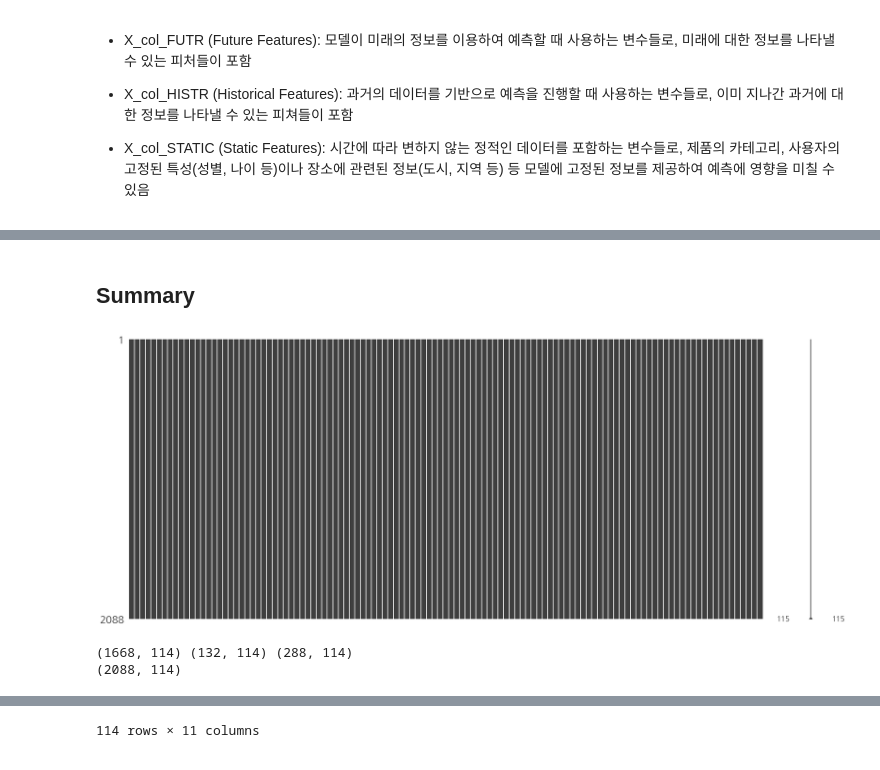
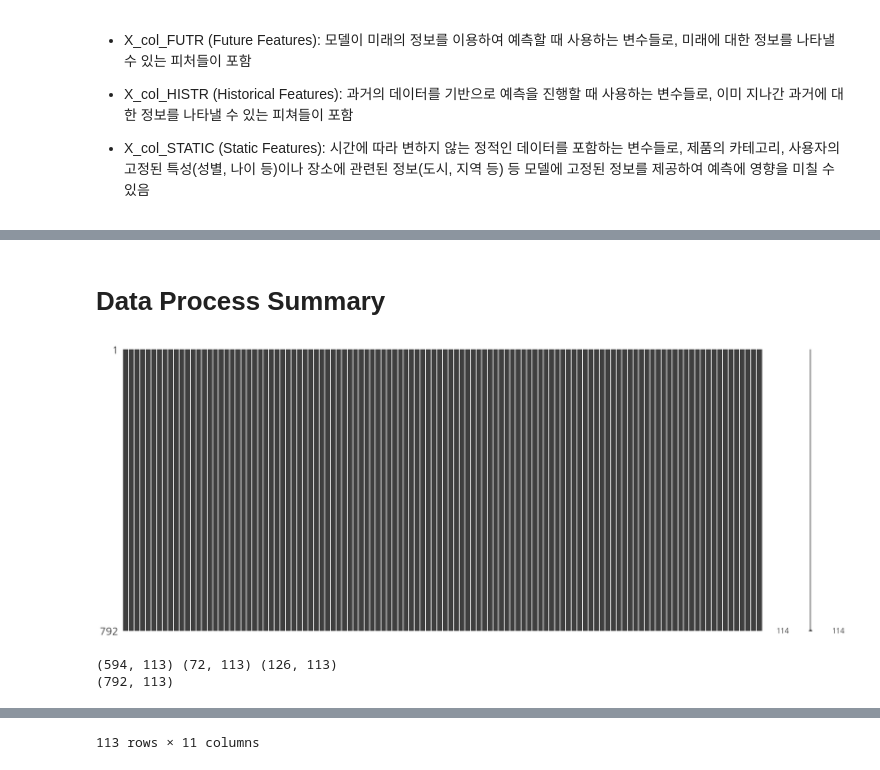
Before and after one commit to thekimk/Lecture-NIA, a Jupyter notebook: BA2_DemandForecasting_DataPreprocessing_KK.ipynb, the cells around one changed output, grey strips where cells are left out. Drawn from its saved outputs; the diff is of its cells as text; code cells hidden in the pictures.

```diff
--- a/BA2_DemandForecasting_DataPreprocessing_KK.ipynb
+++ b/BA2_DemandForecasting_DataPreprocessing_KK.ipynb
@@ -243,0 +743,7 @@ Output hidden; open in https://colab.research.google.com to view.
+# %%
+# Data Loading
+df = pd.read_csv(os.path.join('.', 'Data', SOURCE_NAME), encoding='utf-8-sig')
+df[COLNAME_LABEL] = feature_num_CategBin(df['Rating'], bins=BINS, labels=LABELS)
+ds = preprocessing_df2Datasets(MODEL_NAME, df[[COLNAME_LABEL, COLNAME_TARGET]],
+                               label_list=LABELS, val_size=VAL_SIZE,
+                               random_seed=RANDOM_SEED, max_length=WORD_MAXLEN)
@@ -243,0 +817,10 @@ Output hidden; open in https://colab.research.google.com to view.
+# %%
+## 감성 추출 데이터 정리
+df_news_sentiment = pd.read_csv(os.path.join('.', 'Data', 'NewsResult_20150101-20250331_KTX코레일_Sentiment.csv'),
+                                encoding='utf-8-sig')
+## 일 -> 월 감성 집계
+df_news_sentiment = pd.concat([df_news.Date, df_news.Date_Group, df_news_sentiment['Sentiment']], axis=1)
+df_news_sentiment = df_news_sentiment.groupby('Date_Group')['Sentiment'].sum().reset_index()
+df_news_sentiment['Date_Group'] = pd.to_datetime(df_news_sentiment.Date_Group, format='%Y-%m')
+df_news_sentiment.rename(columns={'Date_Group':'Date'}, inplace=True)
+df_news_sentiment
@@ -569,5 +962,5 @@ display(df.head())
 # %% [markdown]
-## Summary
+# Data Process Summary
 # %%
 # 하이퍼파라미터
 ## 1) Data Preprocessing
@@ -603,15 +996,6 @@ df_population = pd.read_csv(os.path.join(folder_location, 'KOSIS_인구동태건
 df_population['Date'] = pd.to_datetime(df_population['Date'], format='%Y', errors='coerce')
 df_population = df_population[[col for col in df_population.columns if col not in ['영아사망률(출생아 천명당)', '기대수명(출생시 기대여명)',
                                                                                    '기대수명(출생시 기대여명) - 남', '기대수명(출생시 기대여명) - 여']]]
-## 데이터 결합
-df = pd.merge(df, df_active, on='Date', how='left').fillna(0)
-df = pd.merge(df, df_sentiment, on='Date', how='left').fillna(0)
-df = pd.merge(df, df_price, on='Date', how='left').fillna(0)
-df = pd.merge(df, df_traffic, on='Date', how='left').fillna(0)
-df = pd.merge(df, df_entry, on='Date', how='left').fillna(0)
-df = pd.merge(df, df_population, on='Date', how='left').fillna(method='ffill')
-## 변수명 좌우공백 제거
-df.columns = [col.strip() for col in df.columns]
 ## 뉴스 데이터
 df_news = pd.read_excel(os.path.join(folder_location, 'NewsResult_20150101-20250331_KTX코레일.xlsx'), header=0)
 df_news.rename(columns={'일자':'Date'}, inplace=True)
@@ -624,49 +1008,59 @@ df_news_count = df_news.groupby('Date_Group')['제목'].count().reset_index()
 df_news_count.rename(columns={'제목':'News_Count'}, inplace=True)
 df_news_count['Date'] = pd.to_datetime(df_news_count.Date_Group, format='%Y-%m', errors='coerce')
 df_news_count = df_news_count[['Date', 'News_Count']]
-## 데이터 결합
+## 5) 감성 추출 데이터 정리
+df_news_sentiment = pd.read_csv(os.path.join('.', 'Data', 'NewsResult_20150101-20250331_KTX코레일_Sentiment.csv'),
+                                encoding='utf-8-sig')
+## 일 -> 월 감성 집계
+df_news_sentiment = pd.concat([df_news.Date, df_news.Date_Group, df_news_sentiment['Sentiment']], axis=1)
+df_news_sentiment = df_news_sentiment.groupby('Date_Group')['Sentiment'].sum().reset_index()
+df_news_sentiment['Date_Group'] = pd.to_datetime(df_news_sentiment.Date_Group, format='%Y-%m')
+df_news_sentiment.rename(columns={'Date_Group':'Date'}, inplace=True)
+
+# 데이터 결합
+df = pd.merge(df, df_active, on='Date', how='left').fillna(0)
+df = pd.merge(df, df_sentiment, on='Date', how='left').fillna(0)
+df = pd.merge(df, df_price, on='Date', how='left').fillna(0)
+df = pd.merge(df, df_traffic, on='Date', how='left').fillna(0)
+df = pd.merge(df, df_entry, on='Date', how='left').fillna(0)
+df = pd.merge(df, df_population, on='Date', how='left').fillna(method='ffill')
 df = pd.merge(df, df_news_count, on='Date', how='left').fillna(0)
-## 5) 뉴스 감성데이터 결합
-df_news_sentiment = pd.read_csv(os.path.join(folder_location, 'NewsResult_20150101-20250331_KTX코레일_Sentiment.csv'),
-                                encoding='utf-8-sig')
-df_news_sentiment = pd.concat([df_news.Date, df_news_sentiment.iloc[:,:-1]], axis=1)
-## 데이터 결합
 df = pd.merge(df, df_news_sentiment, on='Date', how='left').fillna(0)
+## 변수명 좌우공백 제거
+df.columns = [col.strip() for col in df.columns]
 
 # 데이터 전처리
 # 1) 불필요 변수 삭제
 ## 결측치의 비율이 50% 넘는 변수 삭제
 ## 변수의 값 종류가 1개인 변수 삭제
 ## 분석과 무관한 변수 삭제
 
 # 2) 결측치 채우기
 msno.matrix(df)
 plt.show()
 
 # 3) 시간인덱스 설정
 df.set_index('Date', inplace=True)
 
 # 4) Train, Validate, Test 분리
 if len(DATE_SPLITS) == 2:
   df_train = df[df.index <= DATE_SPLITS[0]]
   df_validate = df[(df.index > DATE_SPLITS[0]) & (df.index <= DATE_SPLITS[1])]
   df_test = df[(df.index > DATE_SPLITS[1])]
 print(df_train.shape, df_validate.shape, df_test.shape)
 
 # 5) Y & X 분리
 X_colname = [col for col in df_train.columns if col not in [Y_colname]]
 
 # 6) 스케일링
 ## 시계열 딥러닝 알고리즘 내 포함되어 생략
 
-# 7) 시계열 딥러닝 알고리즘 입력 형태로 변환
-
 # 데이터 이해
 print(df.shape)
 print()
 display(df.describe(include='all').T)
 # %% [output]
-[figure, old version]
+[figure, new version]
-(1668, 114) (132, 114) (288, 114)
-(2088, 114)
+(594, 113) (72, 113) (126, 113)
+(792, 113)
 |  | count | unique | top | freq | mean | std | min | 25% | 50% | 75% | max |
@@ -684 +1078 @@ display(df.describe(include='all').T)
-114 rows × 11 columns
+113 rows × 11 columns
```
Also changed, not shown: parts of 59 cells of this notebook, 6 other files.
